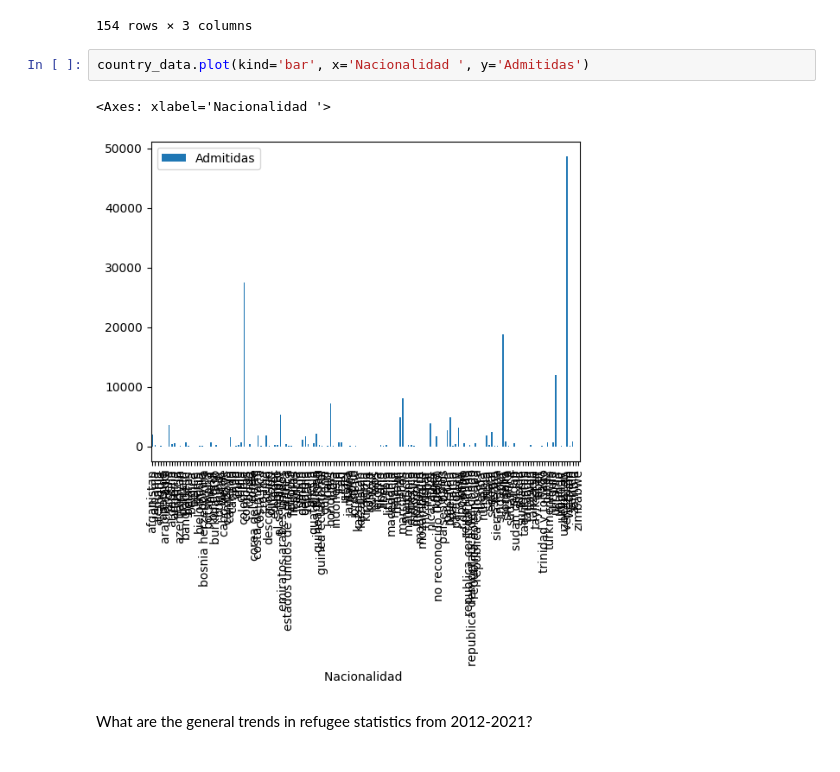
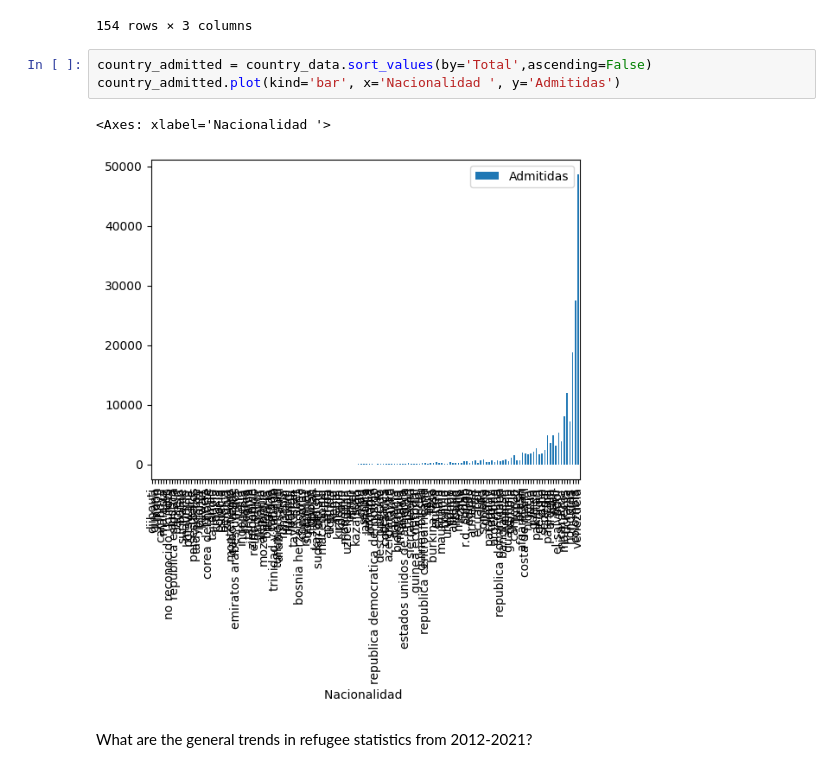
Before and after one commit to mariatens/refugee-analysis, a Jupyter notebook: refugee.ipynb, the cells around one changed output. Saved outputs shown, nothing was run; the diff lists cells and outputs as text.

Commit message:
received vs admitted

```diff
--- a/refugee.ipynb
+++ b/refugee.ipynb
@@ -60,10 +60,11 @@ country_data
 | 153 | zimbabwe | 4 | 6 |
 154 rows × 3 columns
 # %%
-country_data.plot(kind='bar', x='Nacionalidad ', y='Admitidas')
+country_admitted = country_data.sort_values(by='Total',ascending=False)
+country_admitted.plot(kind='bar', x='Nacionalidad ', y='Admitidas')
 # %% [output]
 <Axes: xlabel='Nacionalidad '>
-[figure, old version]
+[figure, new version]
 # %% [markdown]
 What are the general trends in refugee statistics from 2012-2021?
 # %%
```
